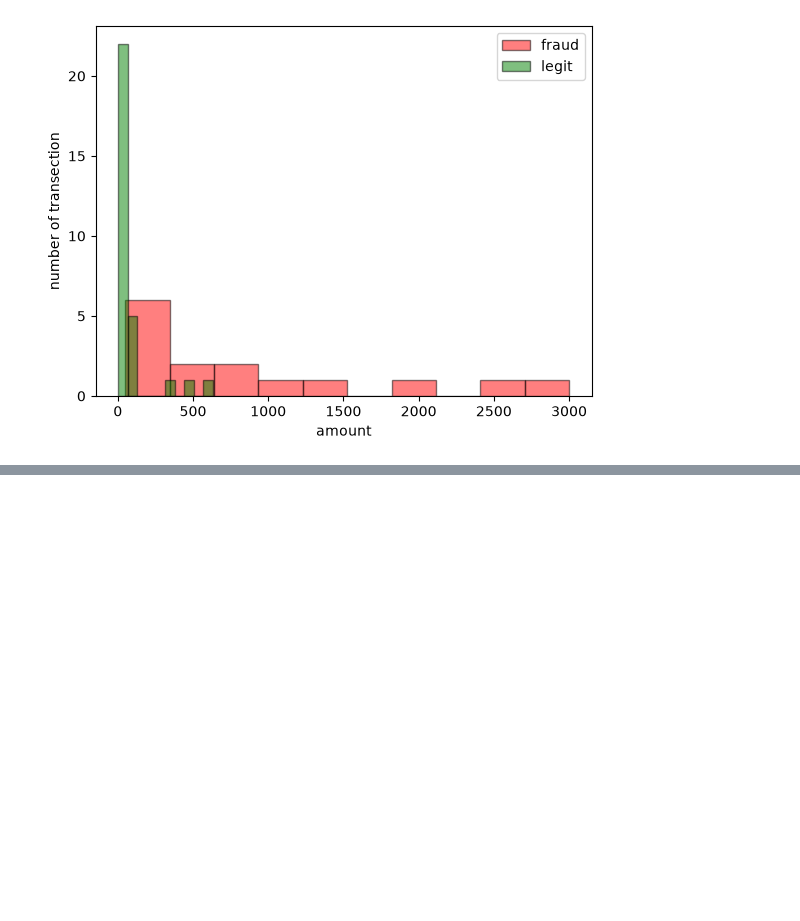
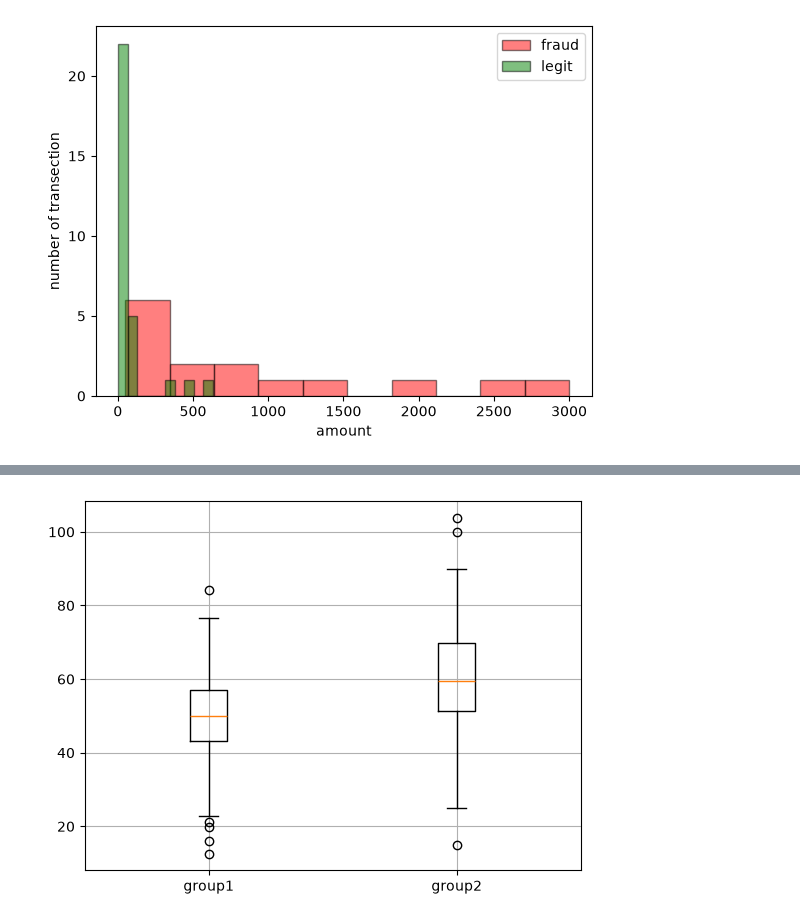
Before and after one commit to Nahin4200/AI-ML_learning_journey, a Jupyter notebook: matplotlib/matplotlib_01.ipynb, the cells around one changed output, grey strips where cells are left out. Cells and saved outputs as stored; diff of their text form; code cells hidden in the pictures; blank space fills up the shorter version.

```diff
--- a/matplotlib/matplotlib_01.ipynb
+++ b/matplotlib/matplotlib_01.ipynb
@@ -233,0 +242,7 @@ plt.legend()
+# %%
+group1 = np.random.normal(50,10,1000)
+group2 = np.random.normal(60,15,100)
+plt.boxplot([group1,group2], tick_labels = ["group1","group2"])
+plt.grid()
+# %% [output]
+[figure, added]
```
Also changed, not shown: parts of 1 cell of this notebook.
